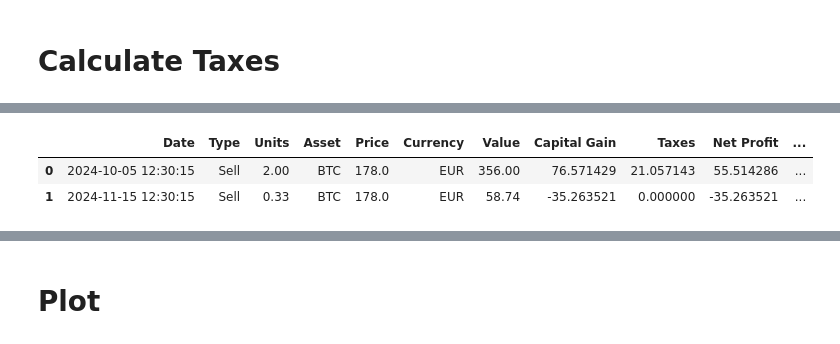
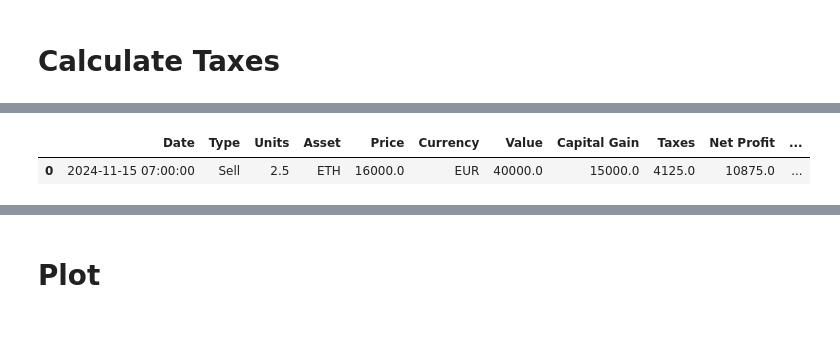
Before and after one commit to FedericoGentile/capital-gains-tax-calculator, a Jupyter notebook: tax_calculator_simulator.ipynb, the cells around one changed output, grey strips where cells are left out. Cells and saved outputs as stored; diff of their text form; code cells hidden in the pictures.

```diff
--- a/tax_calculator_simulator.ipynb
+++ b/tax_calculator_simulator.ipynb
@@ -227,7 +227,7 @@ def take_balance_snapshot(df_balance_evolution, df_balance, date):
 # %% [markdown]
 ## Transactions
 # %%
-df_transactions = pd.read_csv('transactions_00.csv', sep=";")
+df_transactions = pd.read_csv('transactions_01.csv', sep=";")
 df_transactions['Date'] = pd.to_datetime(df_transactions['Date'], format='%d/%m/%Y %H:%M:%S')
 df_transactions
 # %% [output]
@@ -312,7 +300,7 @@ for i, change in  change_events.iterrows():
         df_balance_asset = df_balance[(df_balance['Asset']==asset_out['Asset'].iloc[0]) & (df_balance['Date']<change['Date'])]
 
         # Calculate average purchase price of new asset
-        average_purchase_price = (df_balance_asset['Units']*df_balance_asset['Price']).sum()/asset_in['Units'].sum()
+        average_purchase_price = ((df_balance_asset['Units']*df_balance_asset['Price']).sum()/df_balance_asset['Units'].sum())*asset_out['Units'].iloc[0]/asset_in['Units'].iloc[0]
 
         # Update balance swapped asset (out)
         df_balance_asset_updated, _ = upldate_balance(df_balance_asset,
@@ -365,8 +353,8 @@ for i, change in  change_events.iterrows():
                                                                            sell['Asset'].iloc[0])
 
                 if VERBOSE:
+                    print(f"Sold {sell['Units'].iloc[0]} {sell['Asset'].iloc[0]} for a value of {sell['Price'].iloc[0]*sell['Units'].iloc[0]} {sell['Currency'].iloc[0]}. The {sell['Units'].iloc[0]} {sell['Asset'].iloc[0]} where purchased at averaged price of {round(average_purchase_price,2)}, which means their average value is {round(sell['Units'].iloc[0]*average_purchase_price, 2)}")
                     print(f"Average Purchase Price: {round(average_purchase_price,2)}")
-                    print(f"Sold {sell['Units'].iloc[0]} units for a value of {sell['Price'].iloc[0]*sell['Units'].iloc[0]}. The {sell['Units'].iloc[0]} units where purchased at averaged price of {round(average_purchase_price,2)}, which means their average value is {round(sell['Units'].iloc[0]*average_purchase_price, 2)}")
                     print(f"Capital Gain: {round(capital_gain,2)} ({round(sell['Price'].iloc[0]*sell['Units'].iloc[0], 2)} - {round(sell['Units'].iloc[0]*average_purchase_price,2)})")
                     print(f"Taxes: {taxes}\n")
 
@@ -445,5 +433,4 @@ Original Balance:
 
 ----------------------------------------------------------------------
 |  | Date | Type | Units | Asset | Price | Currency | Value | Capital Gain | Taxes | Net Profit | ... |
-| 0 | 2024-10-05 12:30:15 | Sell | 2.00 | BTC | 178.0 | EUR | 356.00 | 76.571429 | 21.057143 | 55.514286 | ... |
-| 1 | 2024-11-15 12:30:15 | Sell | 0.33 | BTC | 178.0 | EUR | 58.74 | -35.263521 | 0.000000 | -35.263521 | ... |
+| 0 | 2024-11-15 07:00:00 | Sell | 2.5 | ETH | 16000.0 | EUR | 40000.0 | 15000.0 | 4125.0 | 10875.0 | ... |
```
Also changed, not shown: parts of 7 cells of this notebook.
